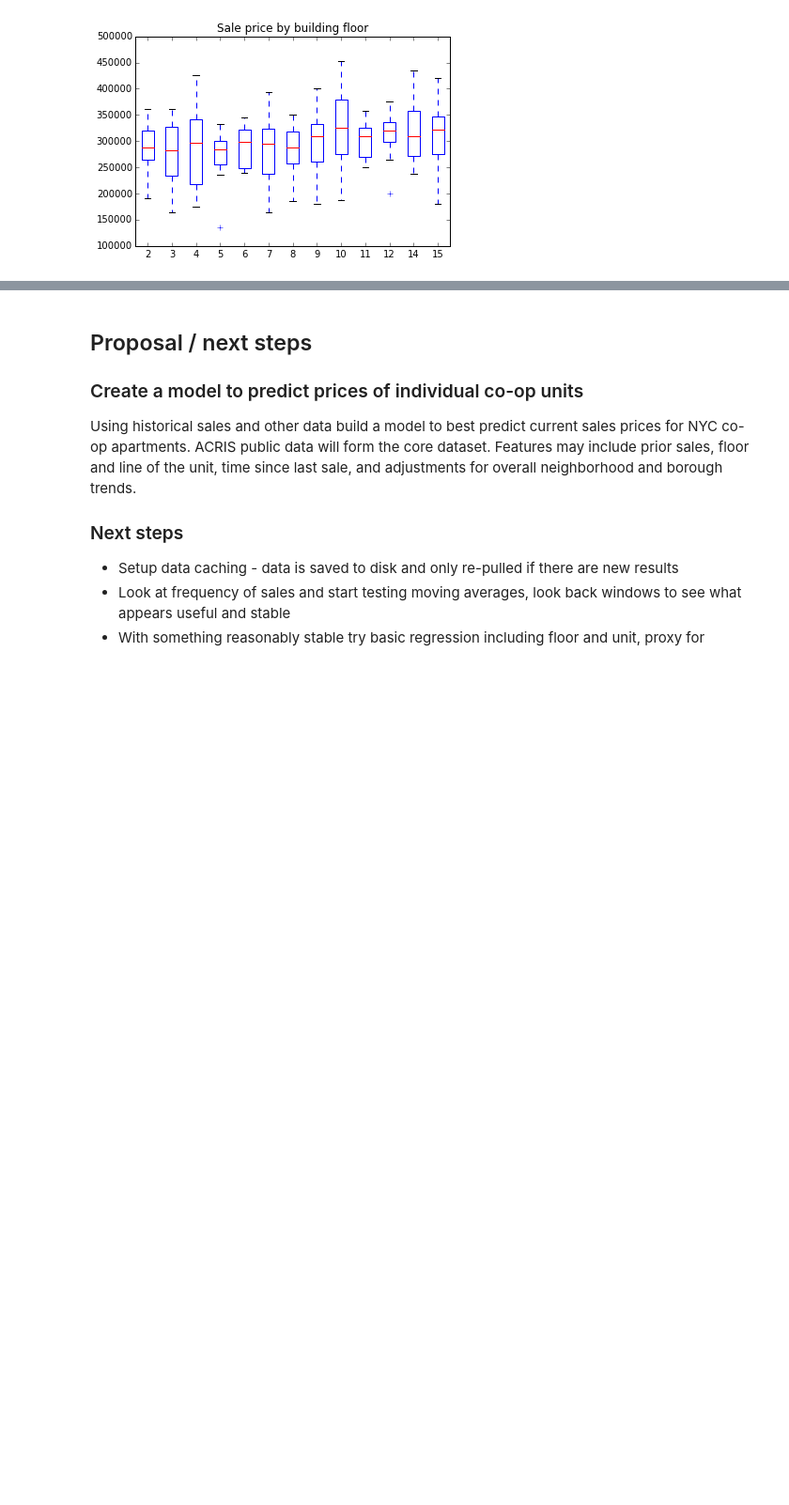
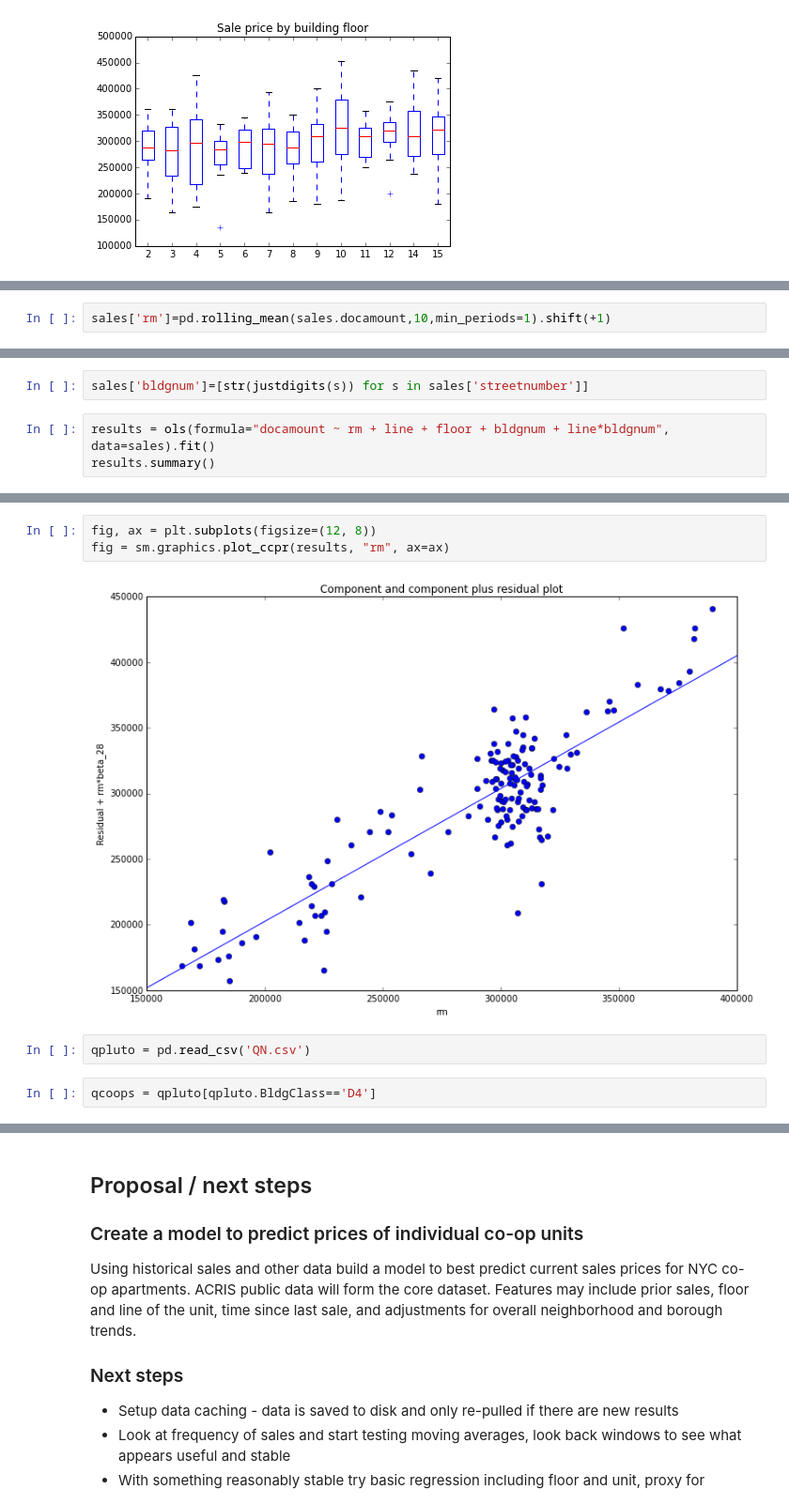
Before and after one commit to Jwerberg/slideruleprojects, a Jupyter notebook: Coop part 2.ipynb, the cells around one changed output, grey strips where cells are left out. Shown at 94% size. Drawn from its saved outputs; the diff is of its cells as text; blank space fills up the shorter version.

```diff
--- a/Coop part 2.ipynb
+++ b/Coop part 2.ipynb
@@ -217,0 +246,2 @@ plt.show()
+# %%
+sales['rm']=pd.rolling_mean(sales.docamount,10,min_periods=1).shift(+1)
@@ -217,0 +272,5 @@ plt.show()
+# %%
+sales['bldgnum']=[str(justdigits(s)) for s in sales['streetnumber']]
+# %%
+results = ols(formula="docamount ~ rm + line + floor + bldgnum + line*bldgnum", data=sales).fit()
+results.summary()
@@ -217,0 +308,9 @@ plt.show()
+# %%
+fig, ax = plt.subplots(figsize=(12, 8))
+fig = sm.graphics.plot_ccpr(results, "rm", ax=ax)
+# %% [output]
+[figure, added]
+# %%
+qpluto = pd.read_csv('QN.csv')
+# %%
+qcoops = qpluto[qpluto.BldgClass=='D4']
```
Also changed, not shown: parts of 13 cells of this notebook.
